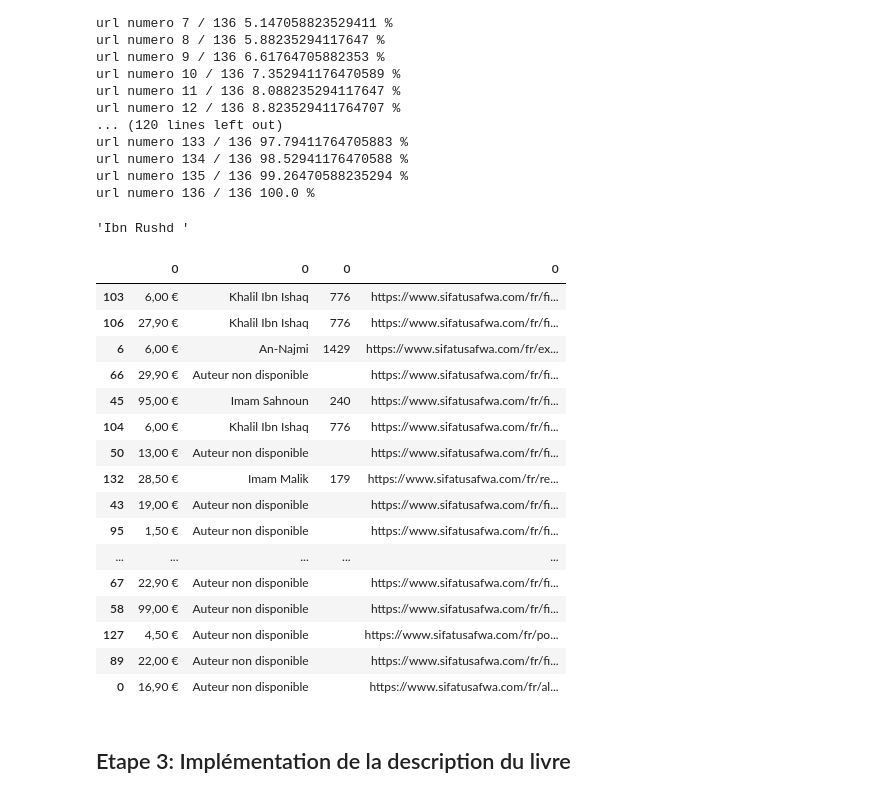
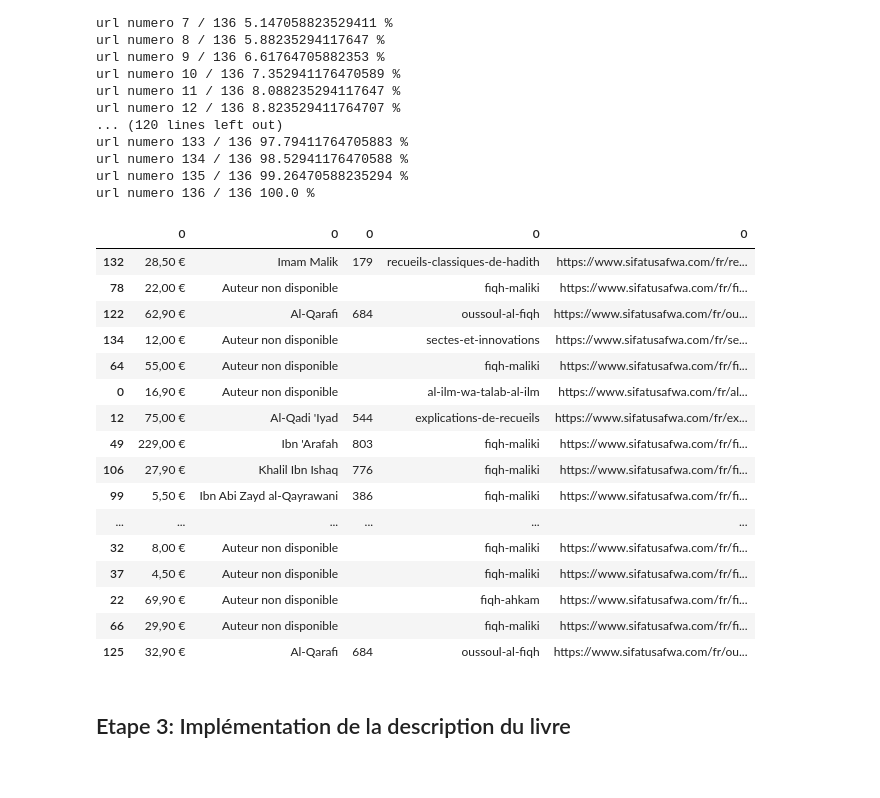
Before and after one commit to eliascopyright/site_analysis, a Jupyter notebook: notebooks/fiqhmaliki-extract-2.ipynb, the cells around one changed output. Saved outputs shown, nothing was run; the diff lists cells and outputs as text; code cells hidden in the pictures.

```diff
--- a/notebooks/fiqhmaliki-extract-2.ipynb
+++ b/notebooks/fiqhmaliki-extract-2.ipynb
@@ -117,6 +127,7 @@ dfs = []
 prices = []
 auteurs = []
 dates = []
+domaines = []
 i = 0
 for url in urls:
     i = i+1
@@ -126,7 +137,6 @@ for url in urls:
     s = soup.find('section', id ='main')
 
     #On vérifie si l'auteur du livre est disponible:
-    # url = 'https://www.sifatusafwa.com/fr/fiqh-maliki/ikhtiyarat-al-hafidh-ibn-abdil-barr-al-fiqhiya.html'
     s_auteur = s.find("a", class_= 'pro_extra_info_brand') #Si on divise pas en s_auteur et s_prix le find deviendra une liste car ce sera un find d'un find...
 
     #Soit pas d'auteur, soit auteur avec date, soit auteur sans date, soit auteur avec date mais deux
@@ -154,14 +164,18 @@ for url in urls:
     else: #Pas d'auteur
         auteurs.append('Auteur non disponible')
         dates.append('') #pour pas qu'il y ait de décalage: un auteur avec la date de décès de l'auteur suivant
+
     #On met le prix
     s_prix = s.find("span", class_ = 'price')
     try:
         price = s_prix.text
         prices.append(price)
 
-    except AttributeError: #s.find eset une liste et .text n'existe pas pour une liste
+    except AttributeError: #s.find eset une liste et .text n'existe pas pour une liste: normalement plus d'erreur
         print(url, type(s))
+    #Ajout du domaine:
+    domaine = url.split('/')[4]
+    domaines.append(domaine)
 # %% [output]
 url numero 1 / 136 0.7352941176470588 %
 url numero 2 / 136 1.4705882352941175 %
@@ -180,35 +194,27 @@ url numero 133 / 136 97.79411764705883 %
 url numero 134 / 136 98.52941176470588 %
 url numero 135 / 136 99.26470588235294 %
 url numero 136 / 136 100.0 %
-# %%
-url = "https://www.sifatusafwa.com/en/generalist-fiqh/bidaayyah-al-mujtahid-wa-nihaayyah-al-muqtasid-ibn-rushd.html"
-r = requests.get(url)
-soup = BeautifulSoup(r.content, 'html.parser')
-s = soup.find('section', id ='main')
-s_auteur = s.find("a", class_= 'pro_extra_info_brand').text
-s_auteur.split('\n')[1].split('(')[0]
-# %% [output]
-'Ibn Rushd '
 # %%
-pd.concat((pd.DataFrame(prices), pd.DataFrame(auteurs), pd.DataFrame(dates), pd.DataFrame(urls)), axis = 1).sample(25)
+pd.concat((pd.DataFrame(prices), pd.DataFrame(auteurs), pd.DataFrame(dates), pd.DataFrame(domaines),\
+    pd.DataFrame(urls)), axis = 1).sample(25)
 # %% [output]
-|  | 0 | 0 | 0 | 0 |
-| 103 | 6,00 € | Khalil Ibn Ishaq | 776 | https://www.sifatusafwa.com/fr/fi... |
-| 106 | 27,90 € | Khalil Ibn Ishaq | 776 | https://www.sifatusafwa.com/fr/fi... |
-| 6 | 6,00 € | An-Najmi | 1429 | https://www.sifatusafwa.com/fr/ex... |
-| 66 | 29,90 € | Auteur non disponible |  | https://www.sifatusafwa.com/fr/fi... |
-| 45 | 95,00 € | Imam Sahnoun | 240 | https://www.sifatusafwa.com/fr/fi... |
-| 104 | 6,00 € | Khalil Ibn Ishaq | 776 | https://www.sifatusafwa.com/fr/fi... |
-| 50 | 13,00 € | Auteur non disponible |  | https://www.sifatusafwa.com/fr/fi... |
-| 132 | 28,50 € | Imam Malik | 179 | https://www.sifatusafwa.com/fr/re... |
-| 43 | 19,00 € | Auteur non disponible |  | https://www.sifatusafwa.com/fr/fi... |
-| 95 | 1,50 € | Auteur non disponible |  | https://www.sifatusafwa.com/fr/fi... |
-| ... | ... | ... | ... | ... |
-| 67 | 22,90 € | Auteur non disponible |  | https://www.sifatusafwa.com/fr/fi... |
-| 58 | 99,00 € | Auteur non disponible |  | https://www.sifatusafwa.com/fr/fi... |
-| 127 | 4,50 € | Auteur non disponible |  | https://www.sifatusafwa.com/fr/po... |
-| 89 | 22,00 € | Auteur non disponible |  | https://www.sifatusafwa.com/fr/fi... |
-| 0 | 16,90 € | Auteur non disponible |  | https://www.sifatusafwa.com/fr/al... |
+|  | 0 | 0 | 0 | 0 | 0 |
+| 132 | 28,50 € | Imam Malik | 179 | recueils-classiques-de-hadith | https://www.sifatusafwa.com/fr/re... |
+| 78 | 22,00 € | Auteur non disponible |  | fiqh-maliki | https://www.sifatusafwa.com/fr/fi... |
+| 122 | 62,90 € | Al-Qarafi | 684 | oussoul-al-fiqh | https://www.sifatusafwa.com/fr/ou... |
+| 134 | 12,00 € | Auteur non disponible |  | sectes-et-innovations | https://www.sifatusafwa.com/fr/se... |
+| 64 | 55,00 € | Auteur non disponible |  | fiqh-maliki | https://www.sifatusafwa.com/fr/fi... |
+| 0 | 16,90 € | Auteur non disponible |  | al-ilm-wa-talab-al-ilm | https://www.sifatusafwa.com/fr/al... |
+| 12 | 75,00 € | Al-Qadi 'Iyad | 544 | explications-de-recueils | https://www.sifatusafwa.com/fr/ex... |
+| 49 | 229,00 € | Ibn 'Arafah | 803 | fiqh-maliki | https://www.sifatusafwa.com/fr/fi... |
+| 106 | 27,90 € | Khalil Ibn Ishaq | 776 | fiqh-maliki | https://www.sifatusafwa.com/fr/fi... |
+| 99 | 5,50 € | Ibn Abi Zayd al-Qayrawani | 386 | fiqh-maliki | https://www.sifatusafwa.com/fr/fi... |
+| ... | ... | ... | ... | ... | ... |
+| 32 | 8,00 € | Auteur non disponible |  | fiqh-maliki | https://www.sifatusafwa.com/fr/fi... |
+| 37 | 4,50 € | Auteur non disponible |  | fiqh-maliki | https://www.sifatusafwa.com/fr/fi... |
+| 22 | 69,90 € | Auteur non disponible |  | fiqh-ahkam | https://www.sifatusafwa.com/fr/fi... |
+| 66 | 29,90 € | Auteur non disponible |  | fiqh-maliki | https://www.sifatusafwa.com/fr/fi... |
+| 125 | 32,90 € | Al-Qarafi | 684 | oussoul-al-fiqh | https://www.sifatusafwa.com/fr/ou... |
 # %% [markdown]
 ## Etape 3: Implémentation de la description du livre
 # %% [markdown]
```
Also changed, not shown: parts of 11 cells of this notebook, 4 other files.
